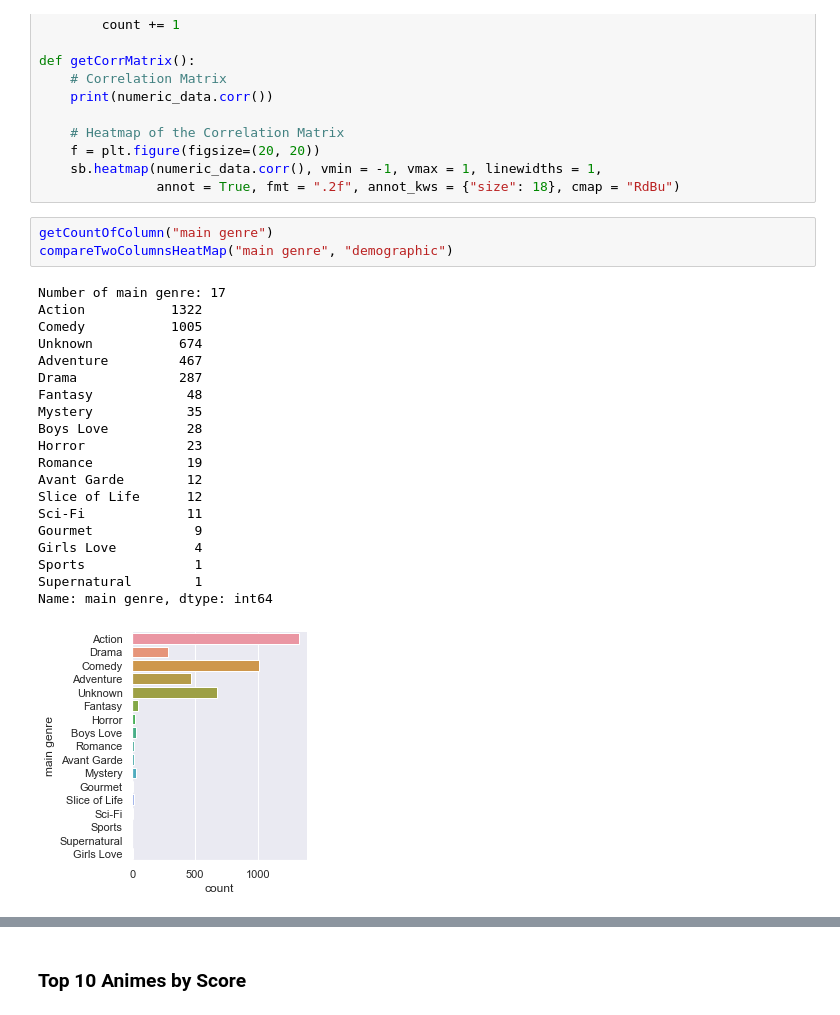
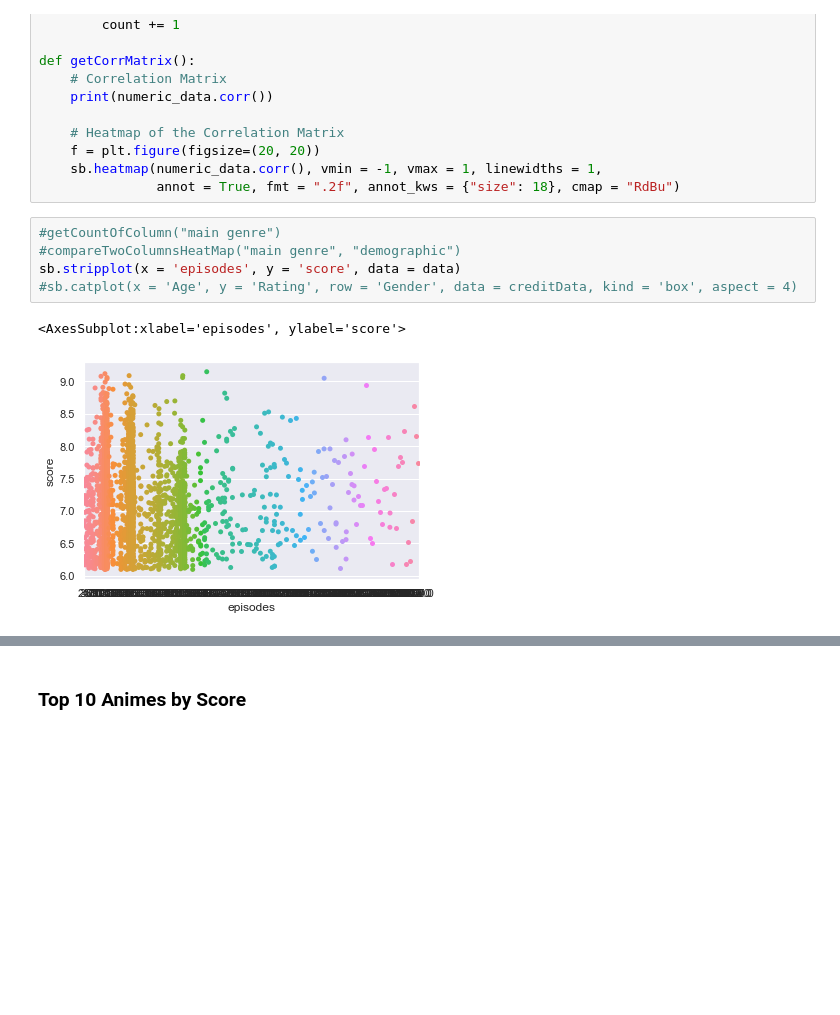
Before and after one commit to SohWeeKiat/DSAI_SC1015_Assignment, a Jupyter notebook: Exploratory Analysis/SC1015 Assignment.ipynb, the cells around one changed output, grey strips where cells are left out. Cells and saved outputs as stored; diff of their text form; blank space fills up the shorter version.

Commit message:
added Plot Analysis for EA

```diff
--- a/Exploratory Analysis/SC1015 Assignment.ipynb
+++ b/Exploratory Analysis/SC1015 Assignment.ipynb
@@ -98,26 +98,10 @@ def getCorrMatrix():
     sb.heatmap(numeric_data.corr(), vmin = -1, vmax = 1, linewidths = 1,
                annot = True, fmt = ".2f", annot_kws = {"size": 18}, cmap = "RdBu")
 # %%
-getCountOfColumn("main genre")
-compareTwoColumnsHeatMap("main genre", "demographic")
+#getCountOfColumn("main genre")
+#compareTwoColumnsHeatMap("main genre", "demographic")
+sb.stripplot(x = 'episodes', y = 'score', data = data)
+#sb.catplot(x = 'Age', y = 'Rating', row = 'Gender', data = creditData, kind = 'box', aspect = 4)
 # %% [output]
-Number of main genre: 17
-Action           1322
-Comedy           1005
-Unknown           674
-Adventure         467
-Drama             287
-Fantasy            48
-Mystery            35
-Boys Love          28
-Horror             23
-Romance            19
-Avant Garde        12
-Slice of Life      12
-Sci-Fi             11
-Gourmet             9
-Girls Love          4
-Sports              1
-Supernatural        1
-Name: main genre, dtype: int64
+<AxesSubplot:xlabel='episodes', ylabel='score'>
-[figure, old version]
+[figure, new version]
```
Also changed, not shown: parts of 11 cells of this notebook, 2 other files.
